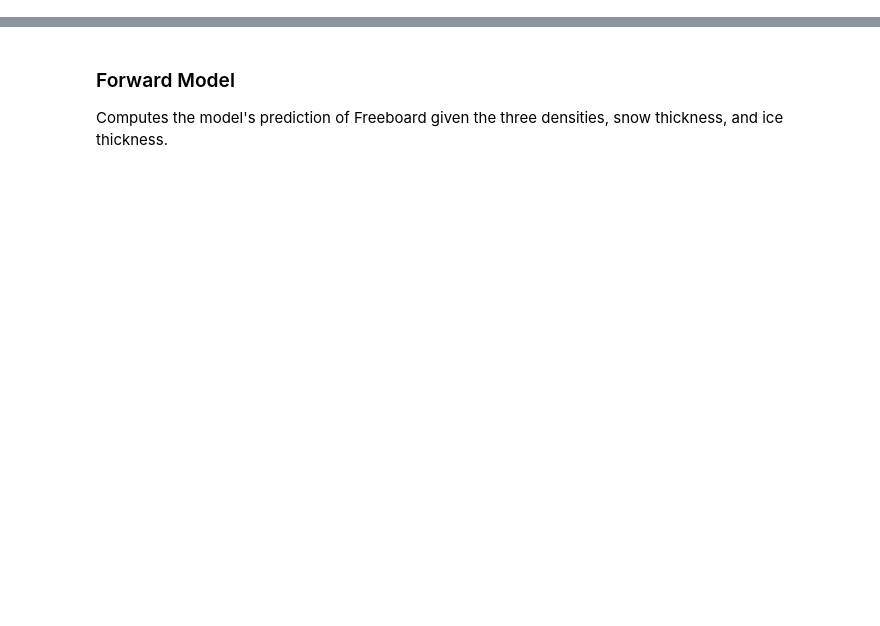
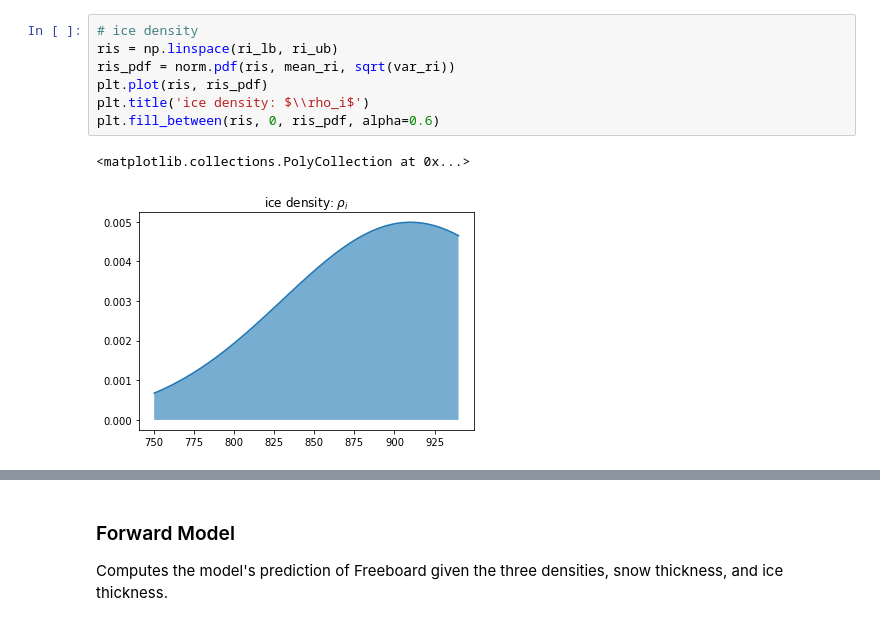
Before and after one commit to helianglen/bayesian-sea-ice, a Jupyter notebook: IceThickness.ipynb, the cells around one changed output, grey strips where cells are left out. Saved outputs shown, nothing was run; the diff lists cells and outputs as text; blank space fills up the shorter version.

```diff
--- a/IceThickness.ipynb
+++ b/IceThickness.ipynb
@@ -40,0 +107,10 @@ beta_s = 0
+# %%
+# ice density
+ris = np.linspace(ri_lb, ri_ub)
+ris_pdf = norm.pdf(ris, mean_ri, sqrt(var_ri))
+plt.plot(ris, ris_pdf)
+plt.title('ice density: $\\rho_i$')
+plt.fill_between(ris, 0, ris_pdf, alpha=0.6)
+# %% [output]
+<matplotlib.collections.PolyCollection at 0x...>
+[figure, added]
```
Also changed, not shown: parts of 39 cells of this notebook.
